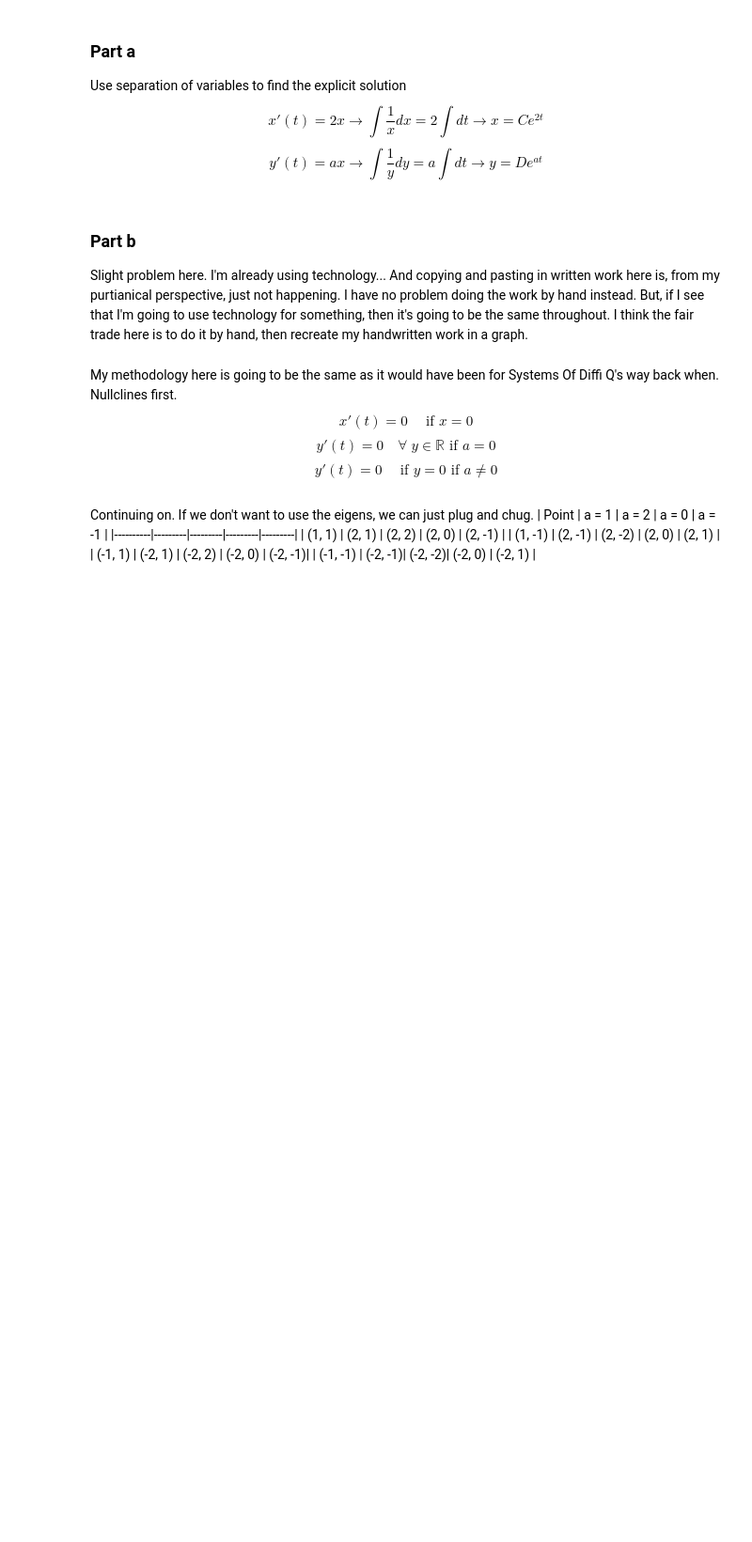
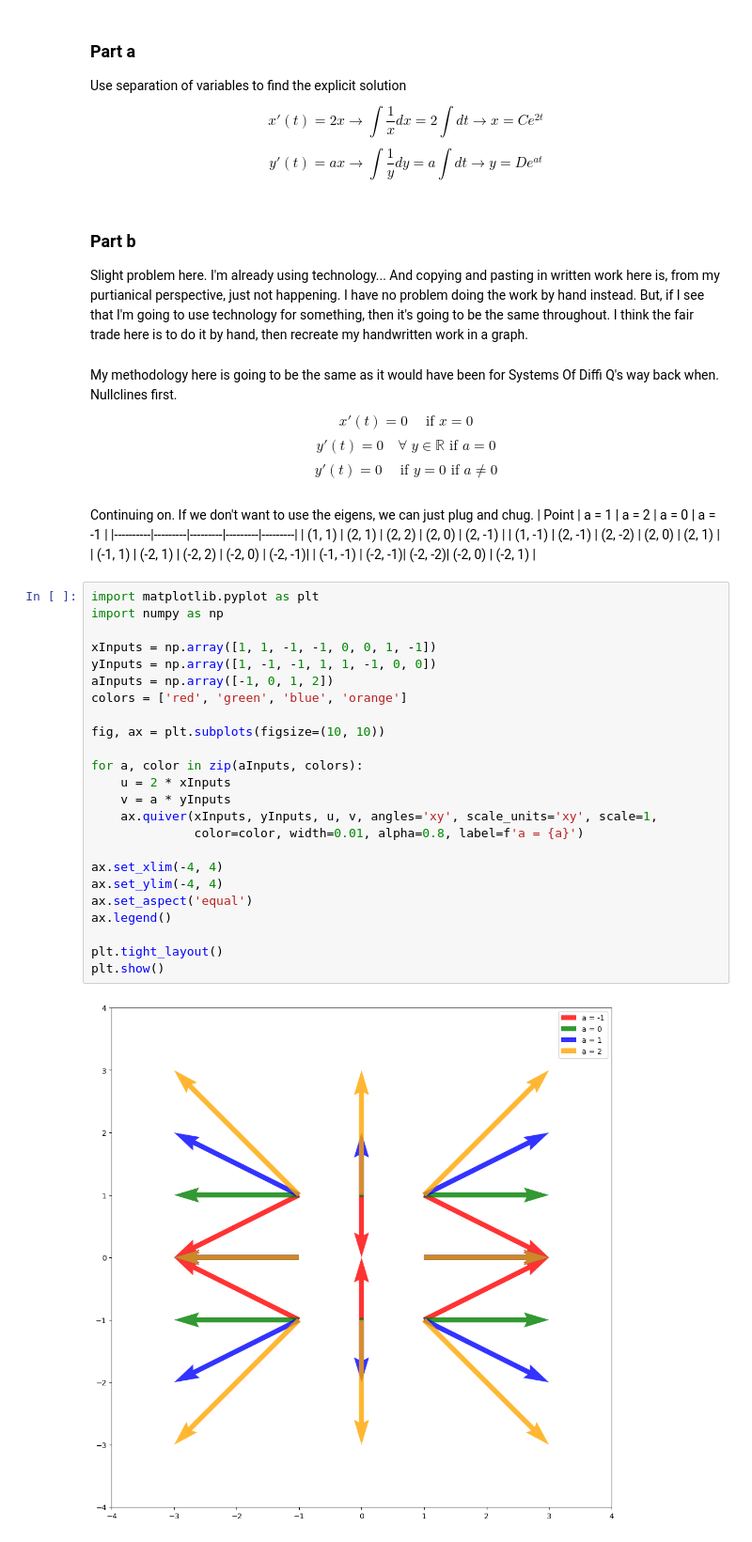
Before and after one commit to MeVsTheVoices/MATH675, a Jupyter notebook: Homework-1.ipynb, the cells around one changed output. Shown at 94% size. Saved outputs shown, nothing was run; the diff lists cells and outputs as text; blank space fills up the shorter version.

```diff
--- a/Homework-1.ipynb
+++ b/Homework-1.ipynb
@@ -285,3 +285,29 @@ Continuing on. If we don't want to use the eigens, we can just plug and chug.
 | (1, -1)  | (2, -1) | (2, -2) | (2, 0)  | (2, 1)  |
 | (-1, 1)  | (-2, 1) | (-2, 2) | (-2, 0) | (-2, -1)|
 | (-1, -1) | (-2, -1)| (-2, -2)| (-2, 0) | (-2, 1) |
+# %%
+import matplotlib.pyplot as plt
+import numpy as np
+
+xInputs = np.array([1, 1, -1, -1, 0, 0, 1, -1])
+yInputs = np.array([1, -1, -1, 1, 1, -1, 0, 0])
+aInputs = np.array([-1, 0, 1, 2])
+colors = ['red', 'green', 'blue', 'orange']
+
+fig, ax = plt.subplots(figsize=(10, 10))
+
+for a, color in zip(aInputs, colors):
+    u = 2 * xInputs
+    v = a * yInputs
+    ax.quiver(xInputs, yInputs, u, v, angles='xy', scale_units='xy', scale=1,
+              color=color, width=0.01, alpha=0.8, label=f'a = {a}')
+
+ax.set_xlim(-4, 4)
+ax.set_ylim(-4, 4)
+ax.set_aspect('equal')
+ax.legend()
+
+plt.tight_layout()
+plt.show()
+# %% [output]
+[figure, added]
```
Also changed, not shown: parts of 5 cells of this notebook.
